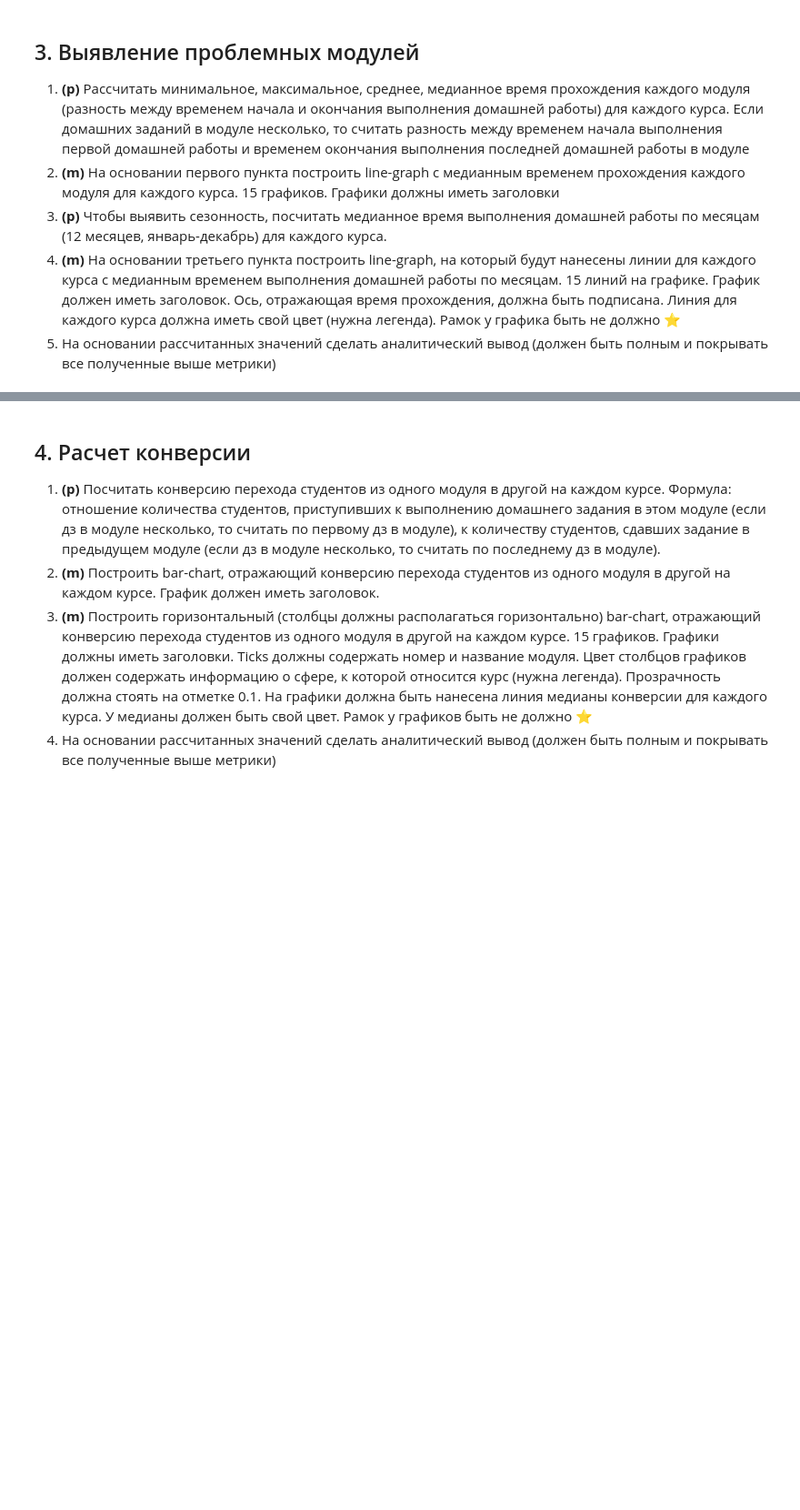
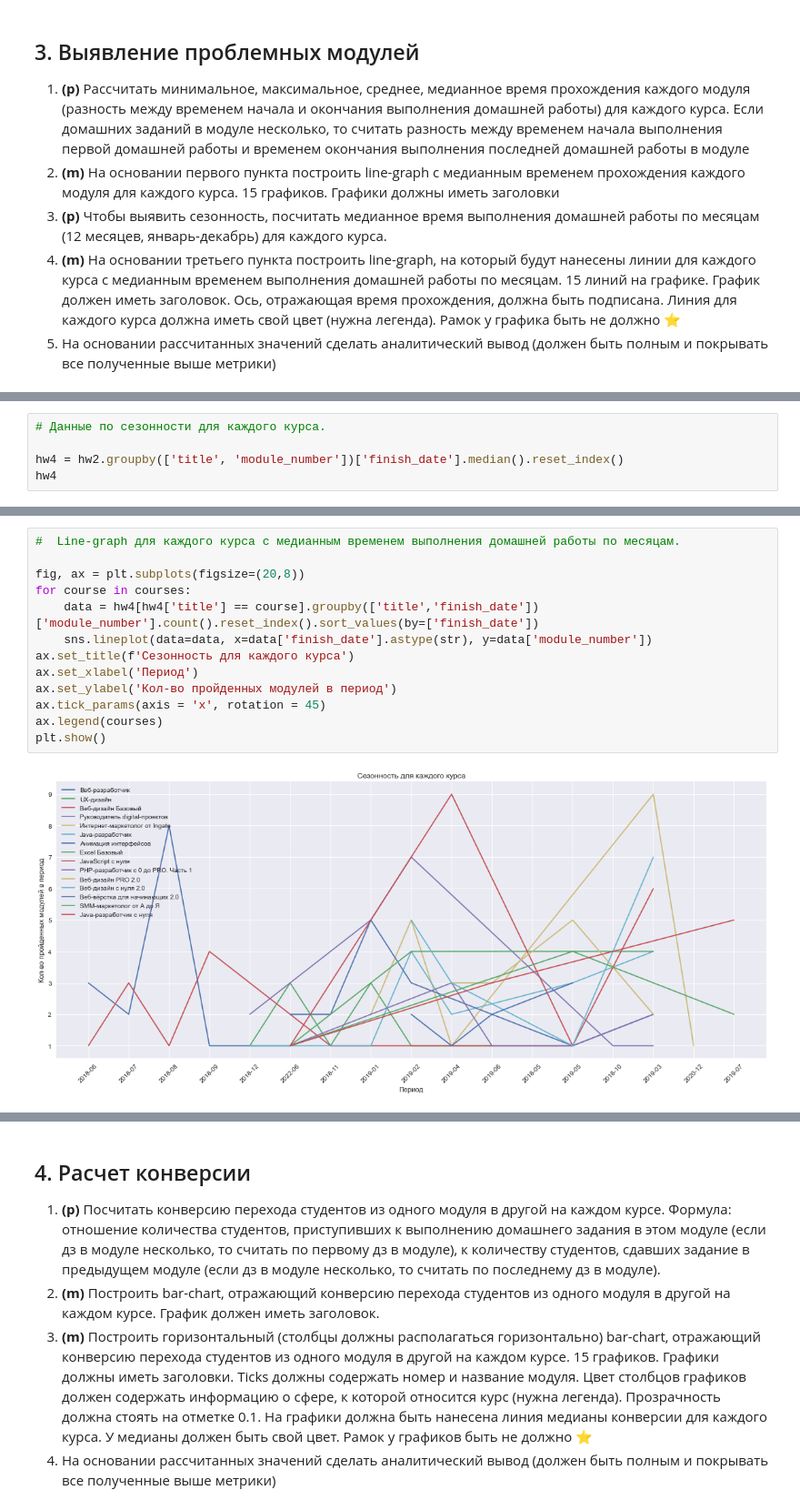
Before and after one commit to SergioKramer/Course_Analyst, a Jupyter notebook: Coursework_analytics_1_kramer.ipynb, the cells around one changed output, grey strips where cells are left out. Shown at 91% size. Drawn from its saved outputs; the diff is of its cells as text; blank space fills up the shorter version.

Commit message:
Update Coursework_analytics_1_kramer.ipynb
Finished 3 module

```diff
--- a/Coursework_analytics_1_kramer.ipynb
+++ b/Coursework_analytics_1_kramer.ipynb
@@ -437,3 +439,8 @@ for course in courses:
 [figure]
 [figure]
 ... (3 outputs left out)
+# %%
+# Данные по сезонности для каждого курса.
+
+hw4 = hw2.groupby(['title', 'module_number'])['finish_date'].median().reset_index()
+hw4
@@ -439,0 +461,15 @@ for course in courses:
+# %%
+#  Line-graph для каждого курса с медианным временем выполнения домашней работы по месяцам.
+
+fig, ax = plt.subplots(figsize=(20,8))
+for course in courses:
+    data = hw4[hw4['title'] == course].groupby(['title','finish_date'])['module_number'].count().reset_index().sort_values(by=['finish_date'])
+    sns.lineplot(data=data, x=data['finish_date'].astype(str), y=data['module_number'])
+ax.set_title(f'Cезонность для каждого курса')
+ax.set_xlabel('Период')
+ax.set_ylabel('Кол-во пройденных модулей в период')
+ax.tick_params(axis = 'x', rotation = 45)
+ax.legend(courses)
+plt.show()
+# %% [output]
+[figure, added]
```
Also changed, not shown: parts of 7 cells of this notebook.
